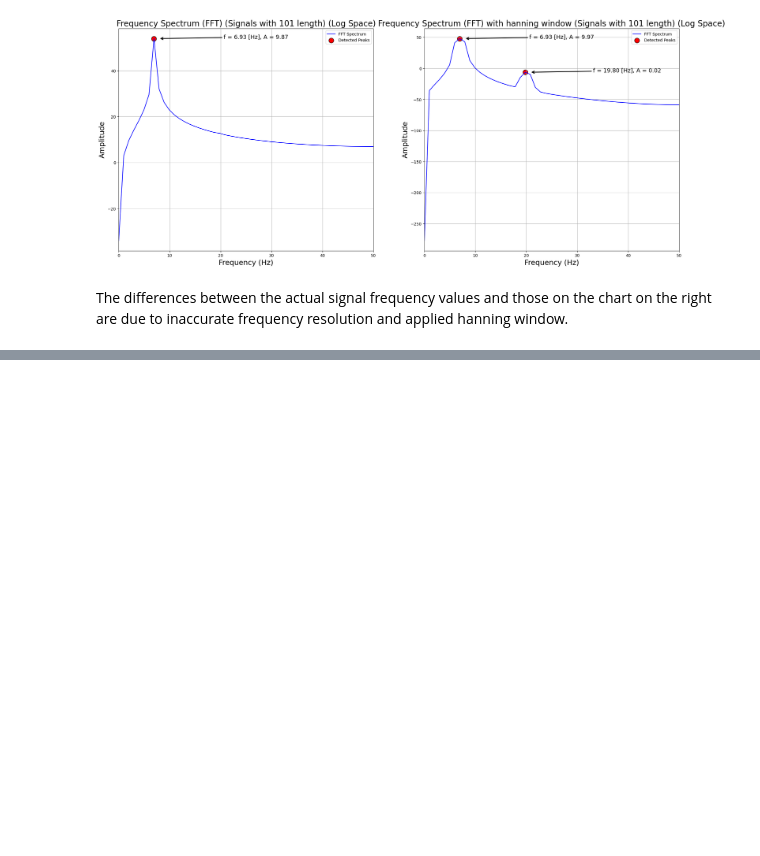
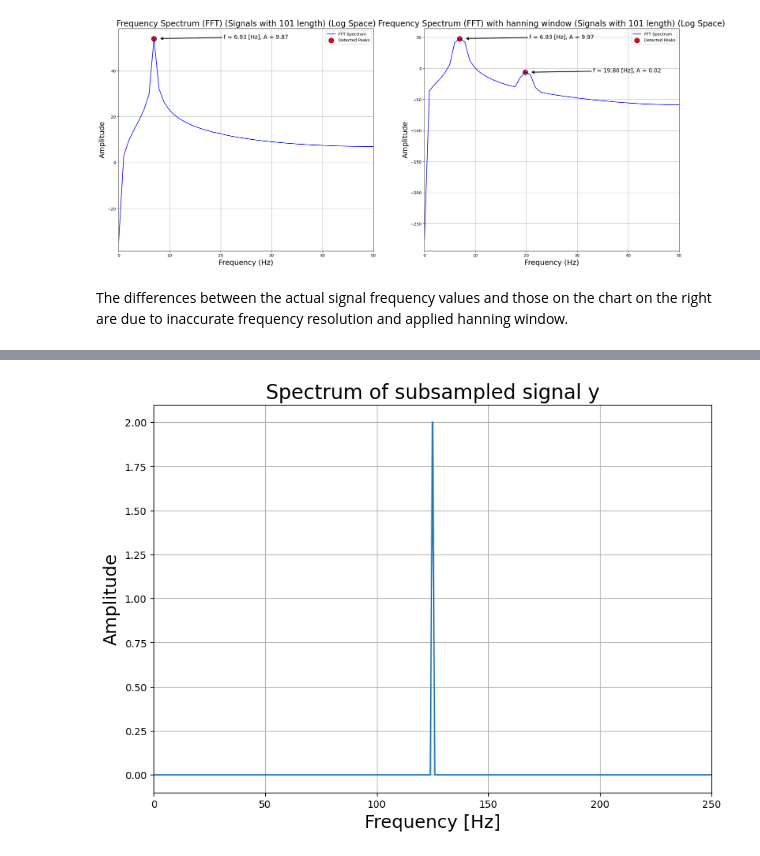
Before and after one commit to MikolajRusin/signal-modeling-and-identification, a Jupyter notebook: Lab_1/lab_1.ipynb, the cells around one changed output, grey strips where cells are left out. Saved outputs shown, nothing was run; the diff lists cells and outputs as text; code cells hidden in the pictures; blank space fills up the shorter version.

```diff
--- a/Lab_1/lab_1.ipynb
+++ b/Lab_1/lab_1.ipynb
@@ -510,0 +595,17 @@ The differences between the actual signal frequency values and those on the char
+# %%
+# Fourier transformation
+N_sub = y_sub.shape[0]
+Y_sub = (abs(np.fft.fft(y_sub)) / N_sub) * 2
+df_sub = fs_sub / N_sub                       # Frequency resolution
+fv_sub = np.arange(0, N_sub) * df_sub         # Frequency vector
+# %%
+plt.figure(figsize=(10, 7))
+plt.plot(fv_sub, Y_sub)
+plt.title('Spectrum of subsampled signal y', fontsize=20)
+plt.xlabel('Frequency [Hz]', fontsize=18)
+plt.ylabel('Amplitude', fontsize=18)
+plt.xlim(0, fv_sub.shape[0] / 2)
+plt.grid()
+plt.show()
+# %% [output]
+[figure, added]
```
Also changed, not shown: parts of 28 cells of this notebook.
